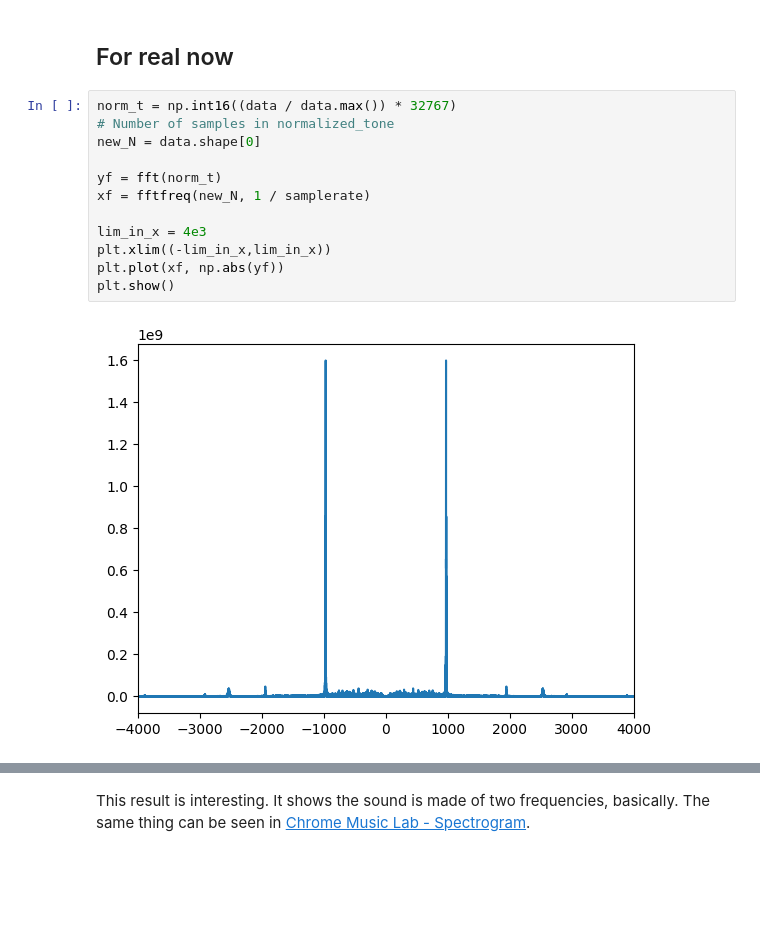
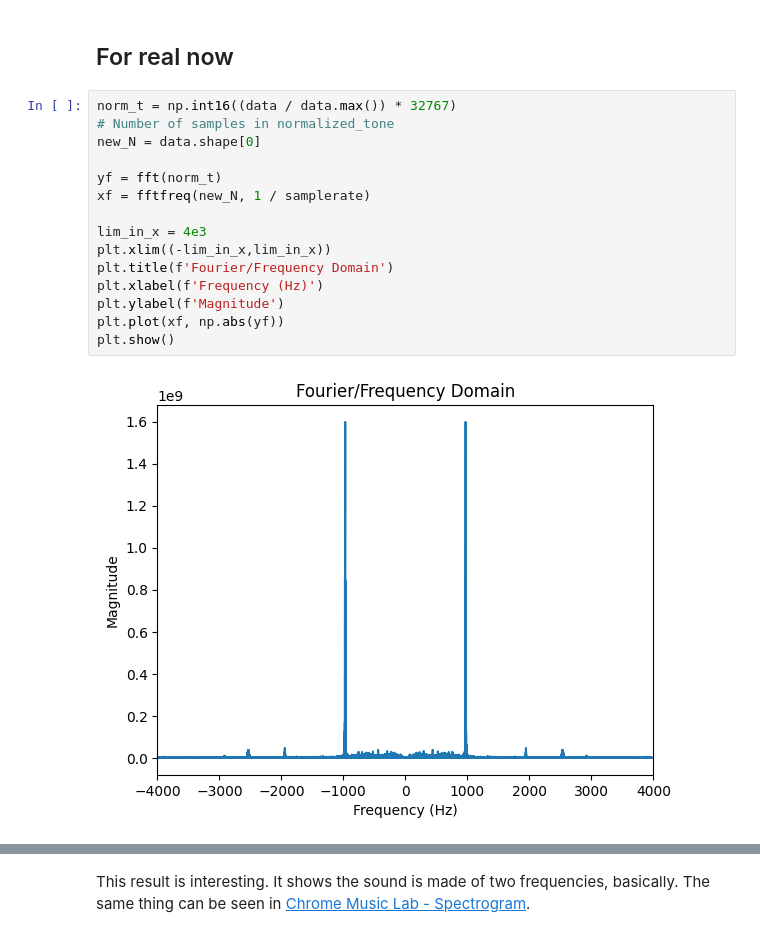
Before and after one commit to mtxslv/audio-processing-with-python, a Jupyter notebook: notebooks/audio_experiments.ipynb, the cells around one changed output, grey strips where cells are left out. Drawn from its saved outputs; the diff is of its cells as text; blank space fills up the shorter version.

```diff
--- a/notebooks/audio_experiments.ipynb
+++ b/notebooks/audio_experiments.ipynb
@@ -78,17 +84,20 @@ plt.show()
 # %%
 norm_t = np.int16((data / data.max()) * 32767)
 # Number of samples in normalized_tone
 new_N = data.shape[0]
 
 yf = fft(norm_t)
 xf = fftfreq(new_N, 1 / samplerate)
 
 lim_in_x = 4e3
 plt.xlim((-lim_in_x,lim_in_x))
+plt.title(f'Fourier/Frequency Domain')
+plt.xlabel(f'Frequency (Hz)')
+plt.ylabel(f'Magnitude')
 plt.plot(xf, np.abs(yf))
 plt.show()
 # %% [output]
-[figure, old version]
+[figure, new version]
 # %%
 lim_in_x = 5e3
 plt.xlim((961,983))
```
Also changed, not shown: parts of 9 cells of this notebook.
